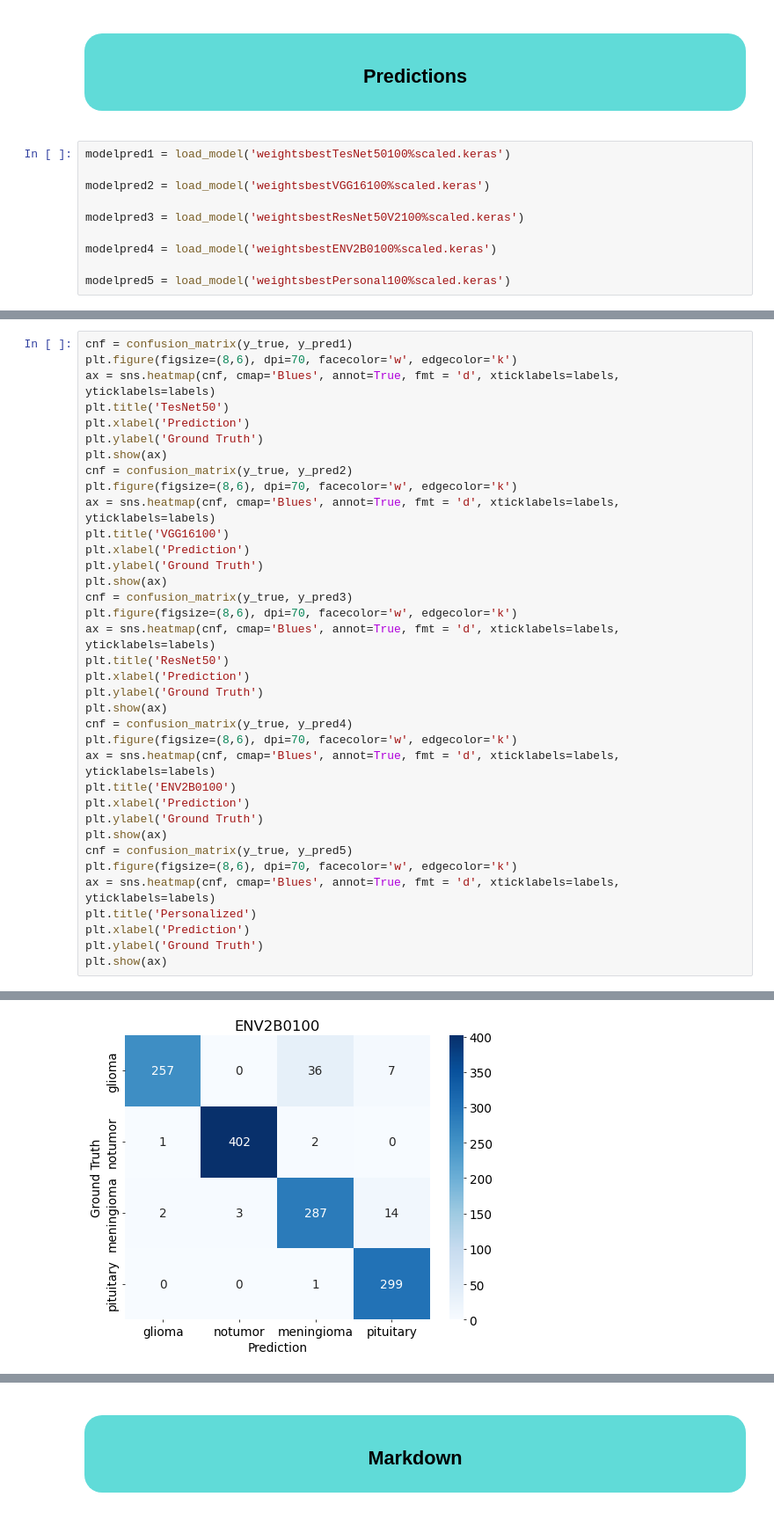
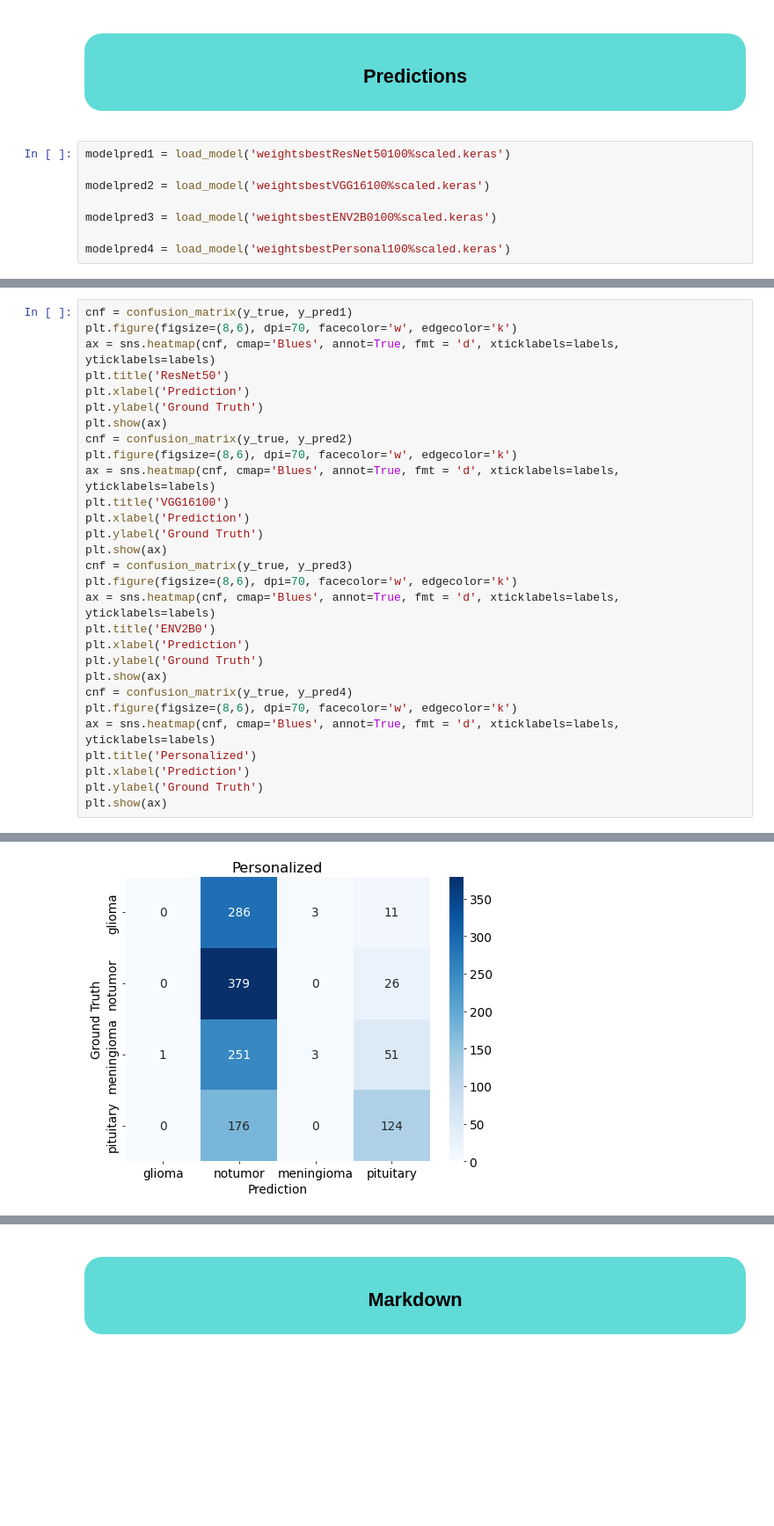
Before and after one commit to EduardoJMatosRomero/StrategicThinkingCA3-, a Jupyter notebook: Modelos FINAL.ipynb, the cells around one changed output, grey strips where cells are left out. Shown: that part at 88% size. Saved outputs shown, nothing was run; the diff lists cells and outputs as text; blank space fills up the shorter version.

```diff
--- a/Modelos FINAL.ipynb
+++ b/Modelos FINAL.ipynb
@@ -1246,15 +960,13 @@ Epoch 20: val_categorical_accuracy did not improve from 0.59790
   <h2 style="margin: 0;">Predictions</h2>
 </div>
 # %%
-modelpred1 = load_model('weightsbestTesNet50100%scaled.keras')
+modelpred1 = load_model('weightsbestResNet50100%scaled.keras')
 
 modelpred2 = load_model('weightsbestVGG16100%scaled.keras')
 
-modelpred3 = load_model('weightsbestResNet50V2100%scaled.keras')
+modelpred3 = load_model('weightsbestENV2B0100%scaled.keras')
 
-modelpred4 = load_model('weightsbestENV2B0100%scaled.keras')
-
-modelpred5 = load_model('weightsbestPersonal100%scaled.keras')
+modelpred4 = load_model('weightsbestPersonal100%scaled.keras')
 # %%
 # Obtening Original labels for testing
 y_true = np.argmax(y_test,axis=1)
@@ -1284,7 +992,7 @@ y_pred5= np.argmax(y_pred5,axis=1)
 cnf = confusion_matrix(y_true, y_pred1)
 plt.figure(figsize=(8,6), dpi=70, facecolor='w', edgecolor='k')
 ax = sns.heatmap(cnf, cmap='Blues', annot=True, fmt = 'd', xticklabels=labels, yticklabels=labels)
-plt.title('TesNet50')
+plt.title('ResNet50')
 plt.xlabel('Prediction')
 plt.ylabel('Ground Truth')
 plt.show(ax)
@@ -1298,20 +1006,13 @@ plt.show(ax)
 cnf = confusion_matrix(y_true, y_pred3)
 plt.figure(figsize=(8,6), dpi=70, facecolor='w', edgecolor='k')
 ax = sns.heatmap(cnf, cmap='Blues', annot=True, fmt = 'd', xticklabels=labels, yticklabels=labels)
-plt.title('ResNet50')
+plt.title('ENV2B0')
 plt.xlabel('Prediction')
 plt.ylabel('Ground Truth')
 plt.show(ax)
 cnf = confusion_matrix(y_true, y_pred4)
 plt.figure(figsize=(8,6), dpi=70, facecolor='w', edgecolor='k')
 ax = sns.heatmap(cnf, cmap='Blues', annot=True, fmt = 'd', xticklabels=labels, yticklabels=labels)
-plt.title('ENV2B0100')
-plt.xlabel('Prediction')
-plt.ylabel('Ground Truth')
-plt.show(ax)
-cnf = confusion_matrix(y_true, y_pred5)
-plt.figure(figsize=(8,6), dpi=70, facecolor='w', edgecolor='k')
-ax = sns.heatmap(cnf, cmap='Blues', annot=True, fmt = 'd', xticklabels=labels, yticklabels=labels)
 plt.title('Personalized')
 plt.xlabel('Prediction')
 plt.ylabel('Ground Truth')
@@ -1323 +1024 @@ plt.show(ax)
-[figure, old version]
+[figure, new version]
```
Also changed, not shown: parts of 37 cells of this notebook, 5 other files.
